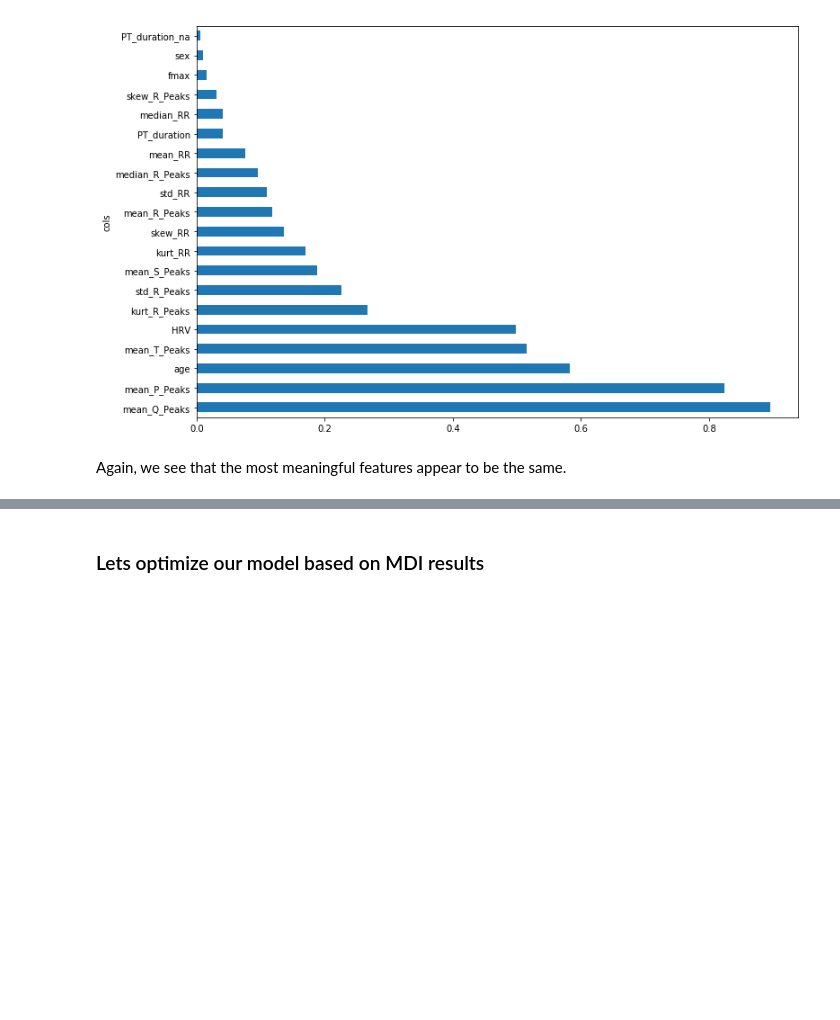
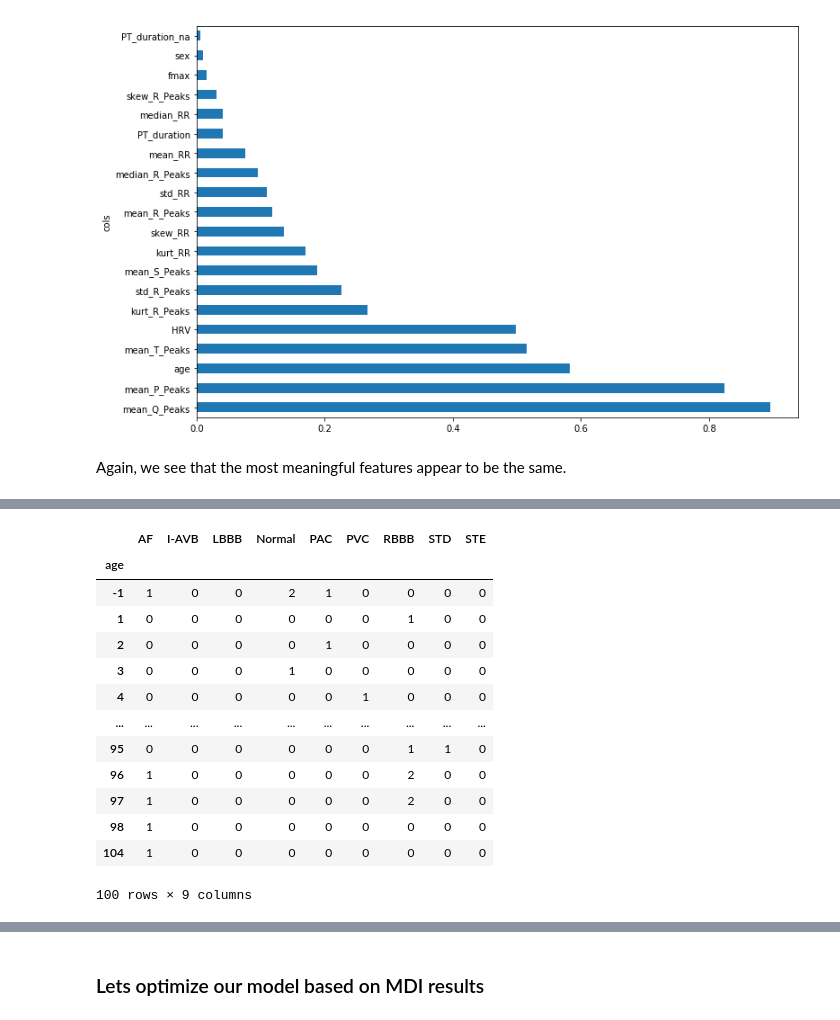
Before and after one commit to tomiambro/phys2020Classifier, a Jupyter notebook: af_detection.ipynb, the cells around one changed output, grey strips where cells are left out. Cells and saved outputs as stored; diff of their text form; code cells hidden in the pictures; blank space fills up the shorter version.

```diff
--- a/af_detection.ipynb
+++ b/af_detection.ipynb
@@ -294,0 +297,27 @@ Again, we see that the most meaningful features appear to be the same.
+# %%
+labels = pd.get_dummies(df_raw['label'])
+df = pd.concat([df_raw, labels], axis=1)
+df = df.drop('label', axis=1)
+x = list(labels.columns)
+x.append('age')
+
+df = df[x]
+
+
+df = df.sort_values('age').groupby('age').sum()
+df
+# %% [output]
+|  | AF | I-AVB | LBBB | Normal | PAC | PVC | RBBB | STD | STE |
+| age |  |  |  |  |  |  |  |  |  |
+| -1 | 1 | 0 | 0 | 2 | 1 | 0 | 0 | 0 | 0 |
+| 1 | 0 | 0 | 0 | 0 | 0 | 0 | 1 | 0 | 0 |
+| 2 | 0 | 0 | 0 | 0 | 1 | 0 | 0 | 0 | 0 |
+| 3 | 0 | 0 | 0 | 1 | 0 | 0 | 0 | 0 | 0 |
+| 4 | 0 | 0 | 0 | 0 | 0 | 1 | 0 | 0 | 0 |
+| ... | ... | ... | ... | ... | ... | ... | ... | ... | ... |
+| 95 | 0 | 0 | 0 | 0 | 0 | 0 | 1 | 1 | 0 |
+| 96 | 1 | 0 | 0 | 0 | 0 | 0 | 2 | 0 | 0 |
+| 97 | 1 | 0 | 0 | 0 | 0 | 0 | 2 | 0 | 0 |
+| 98 | 1 | 0 | 0 | 0 | 0 | 0 | 0 | 0 | 0 |
+| 104 | 1 | 0 | 0 | 0 | 0 | 0 | 0 | 0 | 0 |
+100 rows × 9 columns
```
Also changed, not shown: parts of 27 cells of this notebook.
